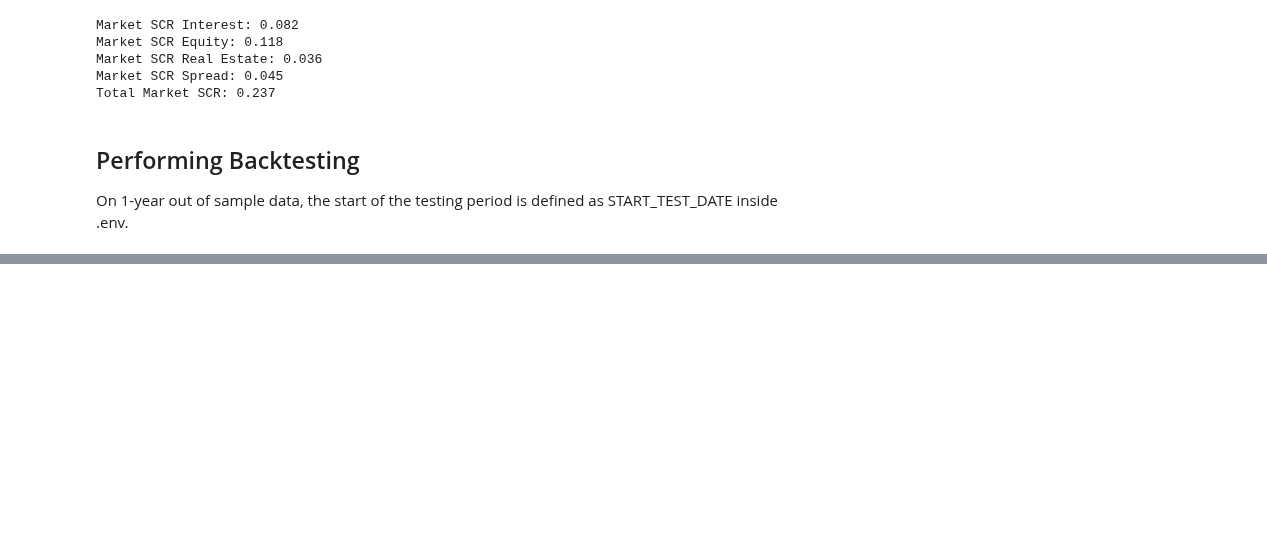
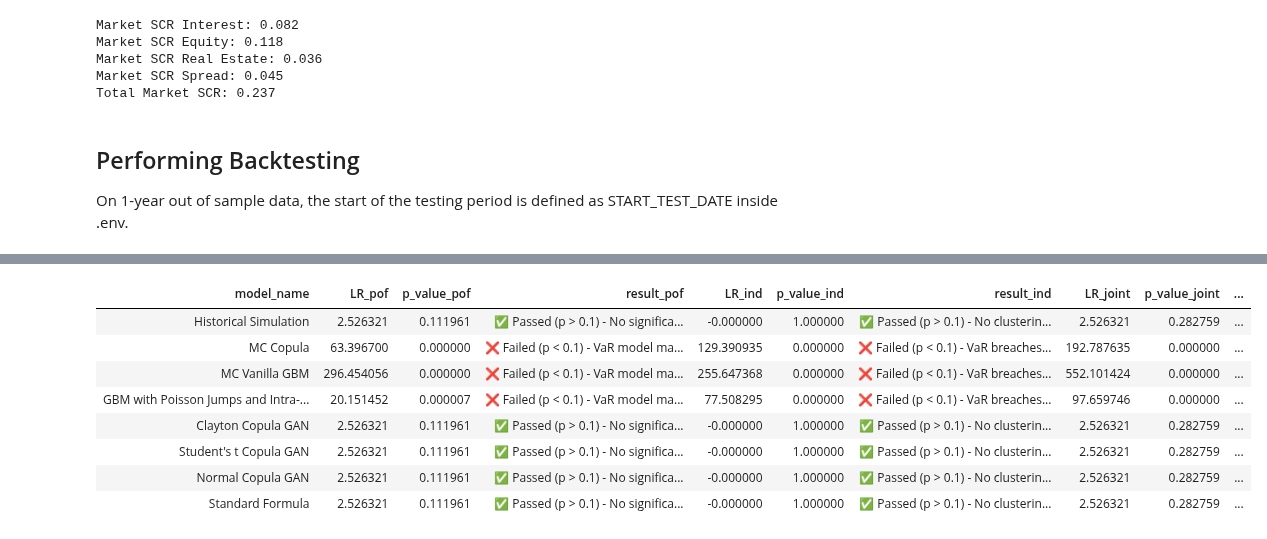
Before and after one commit to nickaskari/master-thesis, a Jupyter notebook: model_comparisons.ipynb, the cells around one changed output, grey strips where cells are left out. Saved outputs shown, nothing was run; the diff lists cells and outputs as text; code cells hidden in the pictures; blank space fills up the shorter version.

```diff
--- a/model_comparisons.ipynb
+++ b/model_comparisons.ipynb
@@ -521,0 +346,12 @@ run_all_tests_on_models(models, test_returns_df, weights, assets_0, liabilities_
+# %%
+var_df
+# %% [output]
+| model_name | LR_pof | p_value_pof | result_pof | LR_ind | p_value_ind | result_ind | LR_joint | p_value_joint | ... |
+| Historical Simulation | 2.526321 | 0.111961 | ✅ Passed (p > 0.1) - No significa... | -0.000000 | 1.000000 | ✅ Passed (p > 0.1) - No clusterin... | 2.526321 | 0.282759 | ... |
+| MC Copula | 63.396700 | 0.000000 | ❌ Failed (p < 0.1) - VaR model ma... | 129.390935 | 0.000000 | ❌ Failed (p < 0.1) - VaR breaches... | 192.787635 | 0.000000 | ... |
+| MC Vanilla GBM | 296.454056 | 0.000000 | ❌ Failed (p < 0.1) - VaR model ma... | 255.647368 | 0.000000 | ❌ Failed (p < 0.1) - VaR breaches... | 552.101424 | 0.000000 | ... |
+| GBM with Poisson Jumps and Intra-... | 20.151452 | 0.000007 | ❌ Failed (p < 0.1) - VaR model ma... | 77.508295 | 0.000000 | ❌ Failed (p < 0.1) - VaR breaches... | 97.659746 | 0.000000 | ... |
+| Clayton Copula GAN | 2.526321 | 0.111961 | ✅ Passed (p > 0.1) - No significa... | -0.000000 | 1.000000 | ✅ Passed (p > 0.1) - No clusterin... | 2.526321 | 0.282759 | ... |
+| Student's t Copula GAN | 2.526321 | 0.111961 | ✅ Passed (p > 0.1) - No significa... | -0.000000 | 1.000000 | ✅ Passed (p > 0.1) - No clusterin... | 2.526321 | 0.282759 | ... |
+| Normal Copula GAN | 2.526321 | 0.111961 | ✅ Passed (p > 0.1) - No significa... | -0.000000 | 1.000000 | ✅ Passed (p > 0.1) - No clusterin... | 2.526321 | 0.282759 | ... |
+| Standard Formula | 2.526321 | 0.111961 | ✅ Passed (p > 0.1) - No significa... | -0.000000 | 1.000000 | ✅ Passed (p > 0.1) - No clusterin... | 2.526321 | 0.282759 | ... |
```
Also changed, not shown: parts of 6 cells of this notebook, 7 other files.
